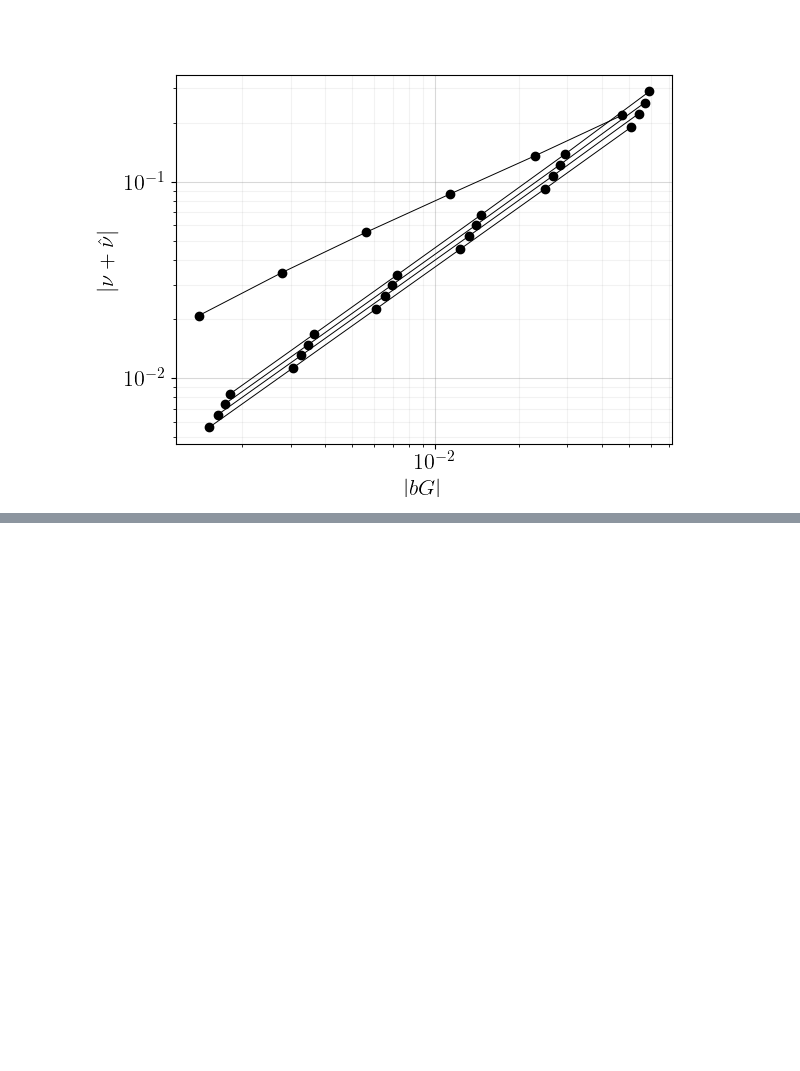
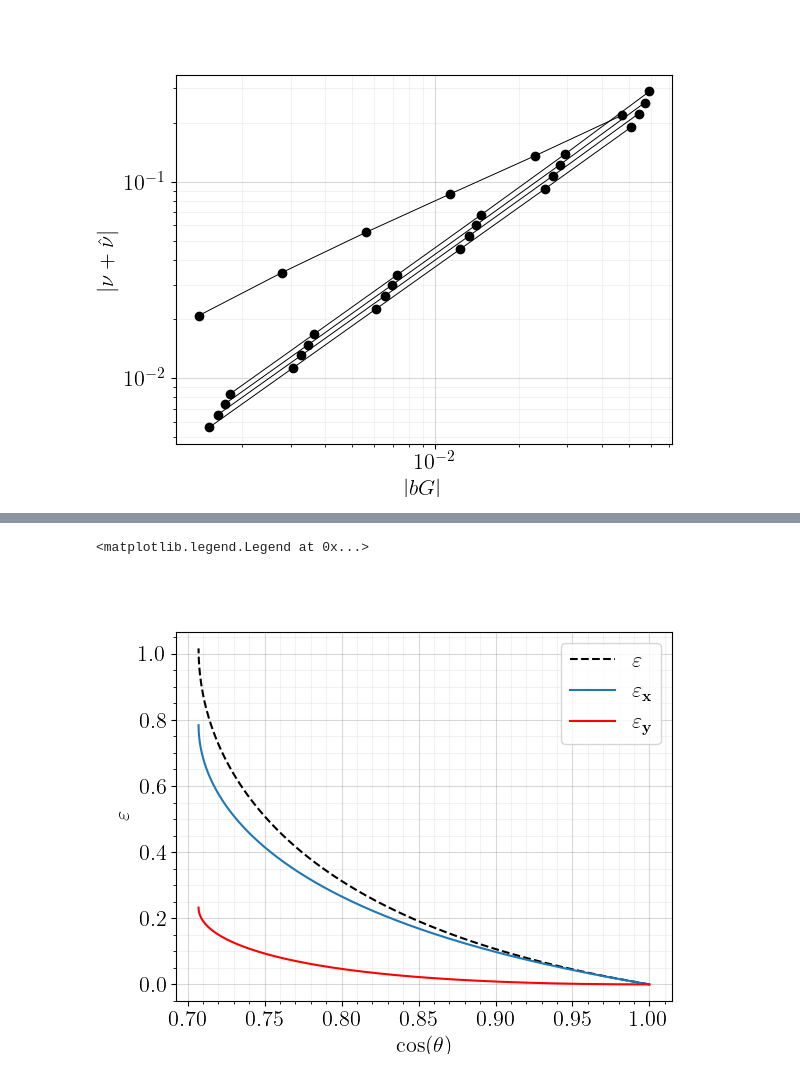
Before and after one commit to nassarh/curvedCreaseOrigami, a Jupyter notebook: main.ipynb, the cells around one changed output, grey strips where cells are left out. Saved outputs shown, nothing was run; the diff lists cells and outputs as text; code cells hidden in the pictures; blank space fills up the shorter version.

Commit message:
Add files via upload
Extra figures, change background color, change backface color

```diff
--- a/main.ipynb
+++ b/main.ipynb
@@ -490,0 +634,60 @@ Widget(value="<iframe src='http://localhost:60372/index.html?ui=P_0x16842a550_5&
+# %%
+'''Figure - Mean curvature v.s. Extension'''
+
+# layer design parameter
+theta0 = np.pi/4
+a, q = 1, 1
+b = 3
+
+# space coordinate
+u = np.linspace(0,2*np.pi/q,500)
+u = u[:,None]
+
+# deformation parameter
+theta = np.linspace(0,np.pi/2-np.arctan(a*q),5000)
+theta = theta[None,:]
+sindelta = np.sqrt(1-np.cos(theta)**2*np.cos(theta0)**2)
+
+# mean curvatures
+hx = a*q**2/2*np.sin(q*u)/np.sqrt(1-a**2*q**2*np.cos(q*u)**2*np.tan(theta)**2)*np.tan(theta)
+hy = a*q**2/2*np.sin(q*u)/np.sqrt(1-a**2*q**2*np.cos(q*u)**2*np.tan(theta)**2)*sindelta/np.cos(theta)/(1+a**2*q**2*np.cos(q*u)**2*np.sin(theta0)**2)**(3/2)
+
+# initial curvatures
+thetaix = 0
+thetaiy = 0
+hxi = a*q**2/2*np.sin(q*u)/np.sqrt(1-a**2*q**2*np.cos(q*u)**2*np.tan(thetaix)**2)*np.tan(thetaix)
+sindeltai = np.sqrt(1-np.cos(thetaiy)**2*np.cos(theta0)**2)
+hyi = a*q**2/2*np.sin(q*u)/np.sqrt(1-a**2*q**2*np.cos(q*u)**2*np.tan(thetaiy)**2)*sindeltai/np.cos(thetaiy)/(1+a**2*q**2*np.cos(q*u)**2*np.sin(theta0)**2)**(3/2)
+
+# energy
+energyx = np.trapz((hx-hxi)**2/2, u, axis=0)
+energyy = np.trapz((hy-hyi)**2/2, u, axis=0)
+energy = energyx.ravel() + energyy.ravel()
+force = -np.gradient(energy,np.cos(theta).ravel())
+
+# plot
+plt.rcParams['text.usetex'] = True
+plt.rcParams['font.size'] = 16
+# plt.rcParams['legend.usetex'] = True
+
+plt.close('all')
+fig6, ax = plt.subplots()
+
+ax.set_xlabel(r'$\cos(\theta)$')
+ax.set_ylabel(r'$\varepsilon$')
+
+ax.grid(which = 'major', alpha=0.3, color="gray")
+
+ax.minorticks_on()
+ax.grid(which = 'minor', alpha=0.1, color="gray")
+
+ax.plot(np.cos(theta).ravel(),energy,'k--')
+ax.plot(np.cos(theta).ravel(),energyx)
+ax.plot(np.cos(theta).ravel(),energyy,'r')
+
+# ax.plot(1-np.cos(theta).ravel(),np.gradient(np.gradient(energy.ravel())/np.gradient(np.cos(theta).ravel()))/np.gradient(np.cos(theta).ravel()),'k--')
+
+ax.legend([r'$\varepsilon$',r'$\varepsilon_{\mathbf{x}}$',r'$\varepsilon_{\mathbf{y}}$'])
+# %% [output]
+<matplotlib.legend.Legend at 0x...>
+[figure, added]
```
Also changed, not shown: parts of 6 cells of this notebook.
